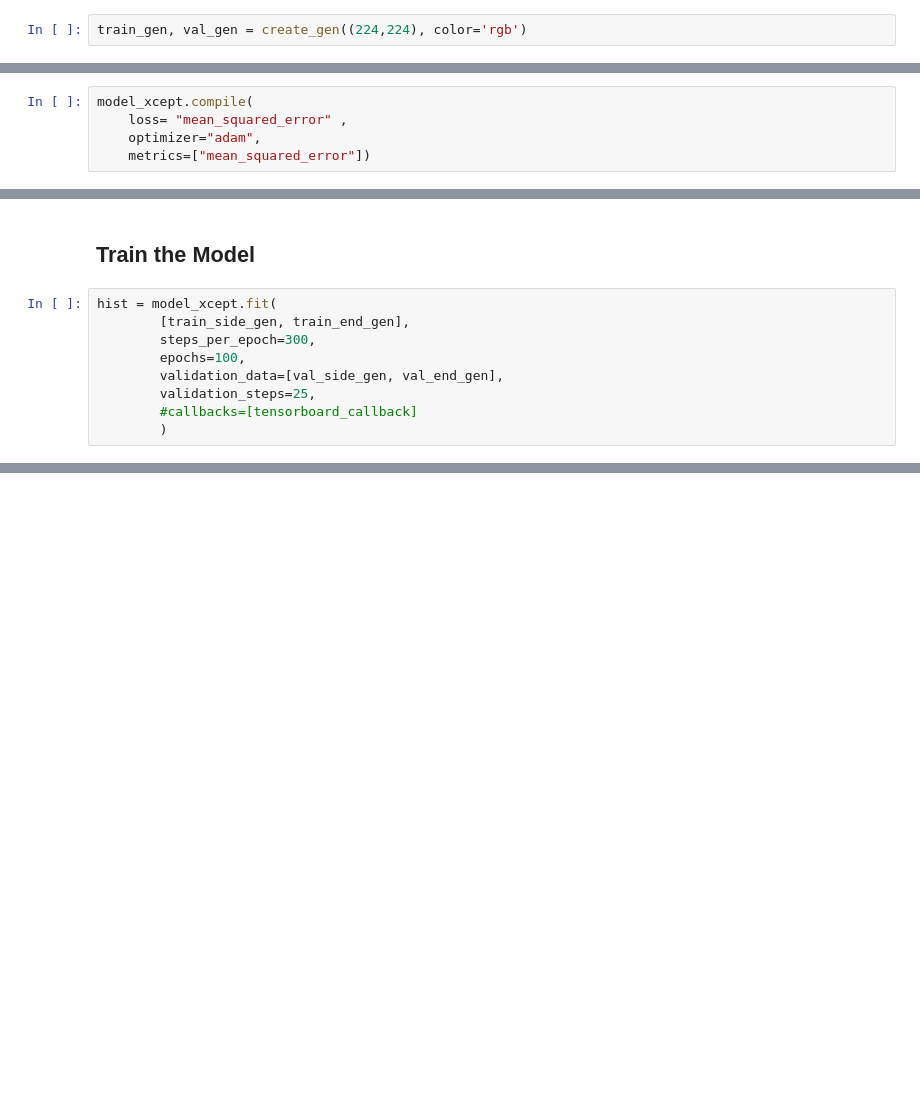
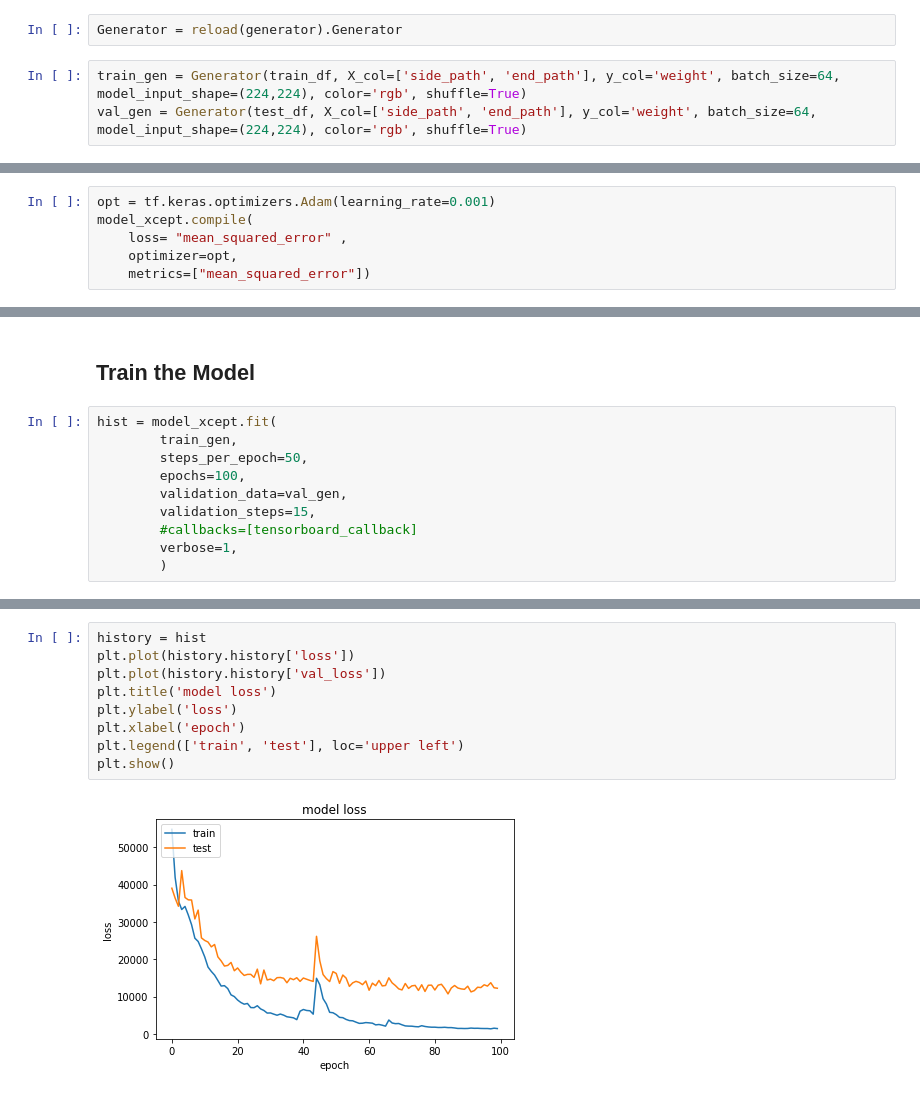
Before and after one commit to 3DBull/VisuWeigh, a Jupyter notebook: Training/multiview_training.ipynb, the cells around one changed output, grey strips where cells are left out. Drawn from its saved outputs; the diff is of its cells as text; blank space fills up the shorter version.

```diff
--- a/Training/multiview_training.ipynb
+++ b/Training/multiview_training.ipynb
@@ -149,2 +69,5 @@ class Generator():
+# %%
+Generator = reload(generator).Generator
 # %%
-train_gen, val_gen = create_gen((224,224), color='rgb')
+train_gen = Generator(train_df, X_col=['side_path', 'end_path'], y_col='weight', batch_size=64, model_input_shape=(224,224), color='rgb', shuffle=True)
+val_gen = Generator(test_df, X_col=['side_path', 'end_path'], y_col='weight', batch_size=64, model_input_shape=(224,224), color='rgb', shuffle=True)
@@ -226,9 +127,10 @@ outputs = tf.keras.layers.Dense(1, bias_initializer=bias_init)(x) # reduce to on
 
 model_xcept = tf.keras.Model(inputs = [side_input_layer, end_input_layer], outputs = outputs)
 # %%
+opt = tf.keras.optimizers.Adam(learning_rate=0.001)
 model_xcept.compile(
     loss= "mean_squared_error" ,
-    optimizer="adam",
+    optimizer=opt,
     metrics=["mean_squared_error"])
 # %%
 model_xcept.summary()
@@ -254,11 +156,12 @@ ________________________________________________________________________________
 ## Train the Model
 # %%
 hist = model_xcept.fit(
-        [train_side_gen, train_end_gen],
-        steps_per_epoch=300,
+        train_gen,
+        steps_per_epoch=50,
         epochs=100,
-        validation_data=[val_side_gen, val_end_gen],
-        validation_steps=25,
+        validation_data=val_gen,
+        validation_steps=15,
         #callbacks=[tensorboard_callback]
+        verbose=1,
         )
 # %% [output]
@@ -265,0 +185,11 @@ ValueError: Failed to find data adapter that can handle input: (<class 'list'> c
+# %%
+history = hist
+plt.plot(history.history['loss'])
+plt.plot(history.history['val_loss'])
+plt.title('model loss')
+plt.ylabel('loss')
+plt.xlabel('epoch')
+plt.legend(['train', 'test'], loc='upper left')
+plt.show()
+# %% [output]
+[figure, added]
```
Also changed, not shown: parts of 31 cells of this notebook, 2 other files.
